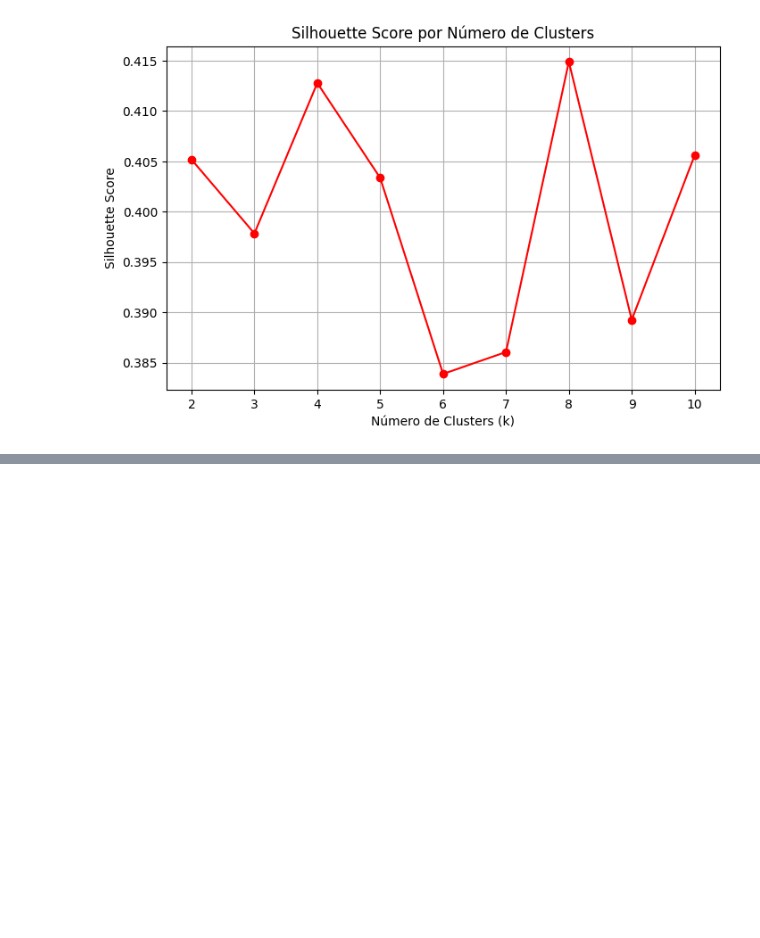
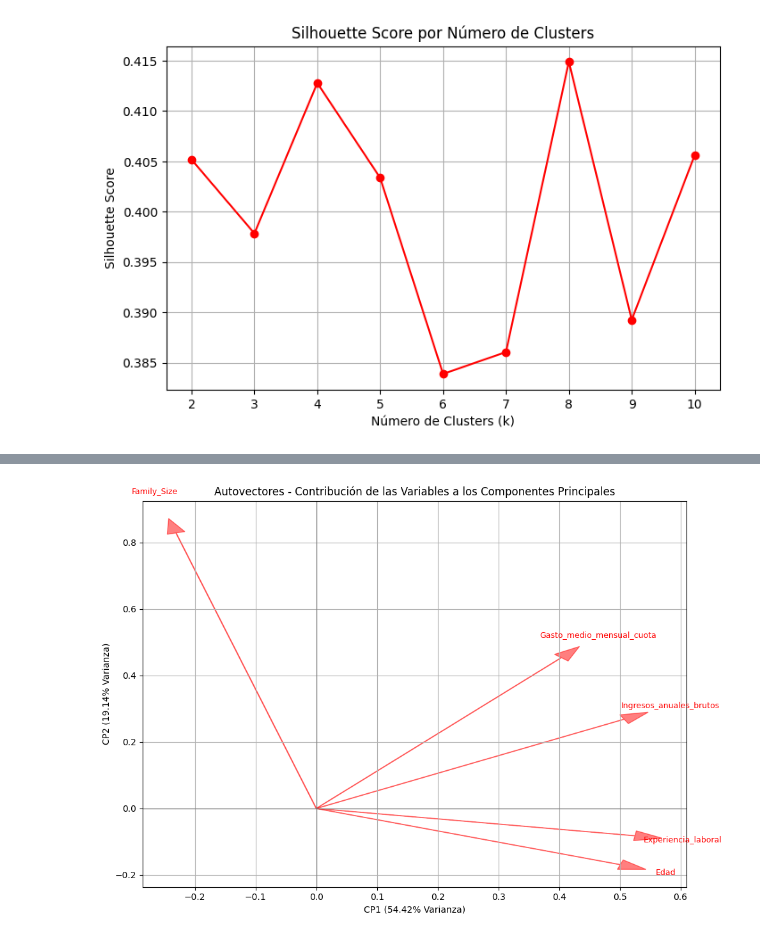
Before and after one commit to Nachosanchezz/Caso02_PCA, a Jupyter notebook: src/02_PCA.ipynb, the cells around one changed output, grey strips where cells are left out. Drawn from its saved outputs; the diff is of its cells as text; code cells hidden in the pictures; blank space fills up the shorter version.

```diff
--- a/src/02_PCA.ipynb
+++ b/src/02_PCA.ipynb
@@ -121,0 +308,40 @@ plt.show()
+# %%
+# 1. Selección de variables que usaste para obtener 59.83% de varianza
+columnas_pca = ['Edad', 'Ingresos_anuales_brutos', 'Experiencia_laboral',
+                'Gasto_medio_mensual_cuota', 'Family_Size']
+X = df[columnas_pca]
+
+# 2. Escalado
+scaler = StandardScaler()
+X_scaled = scaler.fit_transform(X)
+
+# 3. PCA
+pca = PCA(n_components=2)
+X_pca = pca.fit_transform(X_scaled)
+
+# 4. Cargar autovectores (componentes) y varianza explicada
+components = pca.components_
+explained_variance = pca.explained_variance_ratio_ * 100  # en %
+
+# 5. Nombres de las variables
+features = np.array(X.columns)
+
+# 6. Gráfico de autovectores
+plt.figure(figsize=(10, 7))
+plt.axhline(0, color='gray', lw=1)
+plt.axvline(0, color='gray', lw=1)
+
+for i in range(len(features)):
+    plt.arrow(0, 0, components[0, i], components[1, i],
+              color='r', alpha=0.5, head_width=0.03)
+    plt.text(components[0, i] * 1.15, components[1, i] * 1.15,
+             features[i], color='r', ha='center', va='center', fontsize=9)
+
+plt.xlabel(f"CP1 ({explained_variance[0]:.2f}% Varianza)")
+plt.ylabel(f"CP2 ({explained_variance[1]:.2f}% Varianza)")
+plt.title("Autovectores - Contribución de las Variables a los Componentes Principales")
+plt.grid()
+plt.tight_layout()
+plt.show()
+# %% [output]
+[figure, added]
```
Also changed, not shown: parts of 9 cells of this notebook, 1 other file.
